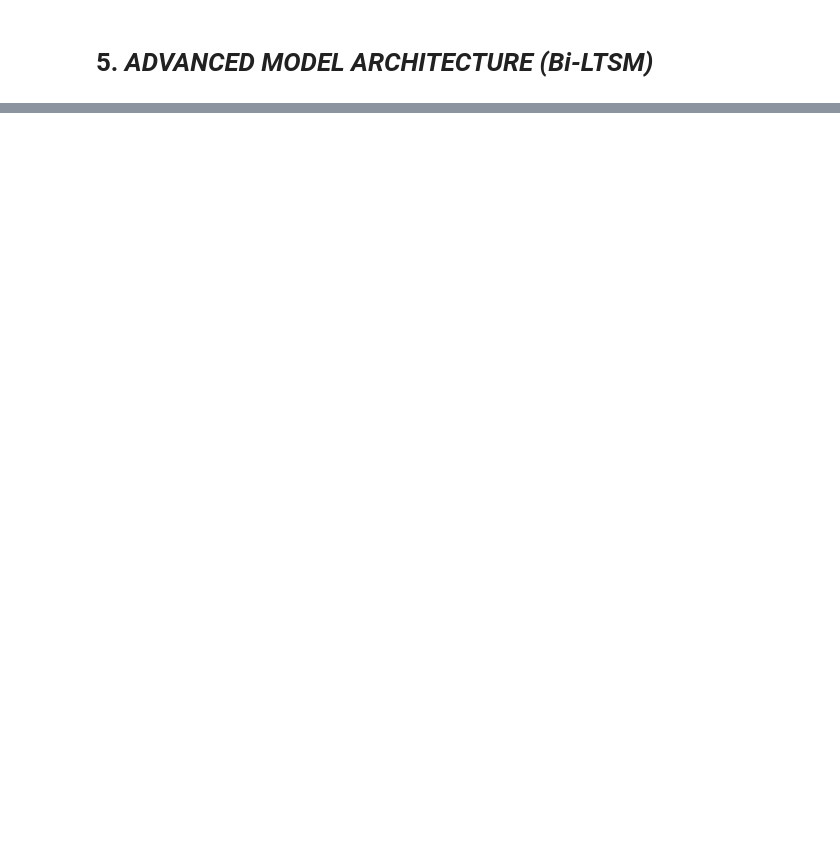
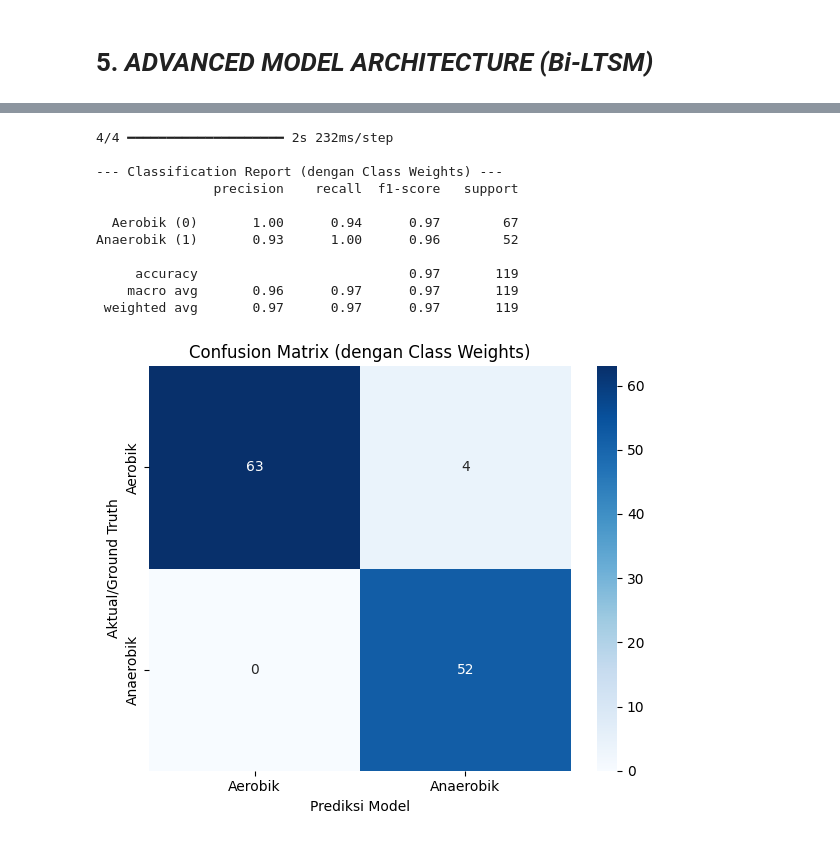
Before and after one commit to DerickAmadeus/KDS-Kelompok11, a Jupyter notebook: advanced.ipynb, the cells around one changed output, grey strips where cells are left out. Saved outputs shown, nothing was run; the diff lists cells and outputs as text; code cells hidden in the pictures; blank space fills up the shorter version.

Commit message:
better accuracy model

```diff
--- a/advanced.ipynb
+++ b/advanced.ipynb
@@ -229,0 +259,13 @@ Anaerobik (1)       0.00      0.00      0.00     119.0
+# %%
+from sklearn.utils import class_weight
+
+# Hitung class weights
+class_weights = class_weight.compute_class_weight(
+    class_weight='balanced',
+    classes=np.unique(y_train),
+    y=y_train
+)
+
+class_weights_dict = dict(enumerate(class_weights))
+
+print("Class Weights:", class_weights_dict)
@@ -229,0 +278,55 @@ Anaerobik (1)       0.00      0.00      0.00     119.0
+# %%
+model_weighted = Sequential([
+    Bidirectional(LSTM(64, return_sequences=True), input_shape=(X_train.shape[1], X_train.shape[2])),
+    BatchNormalization(),
+    Dropout(0.3),
+    Bidirectional(LSTM(32, return_sequences=False)),
+    BatchNormalization(),
+    Dropout(0.3),
+    Dense(16, activation='relu'),
+    Dense(1, activation='sigmoid')
+])
+
+# Menggunakan Adam optimizer dengan gradient clipping (clipnorm)
+# clipnorm adalah alternatif untuk clipvalue dan terkadang lebih stabil
+optimizer_weighted = Adam(learning_rate=0.001, clipnorm=1.0)
+
+model_weighted.compile(optimizer=optimizer_weighted, loss='binary_crossentropy', metrics=['accuracy'])
+
+# Re-instantiate callbacks for a fresh start with the weighted model training
+early_stopping_weighted = EarlyStopping(monitor='val_loss', patience=10, restore_best_weights=True, verbose=1)
+lr_scheduler_weighted = ReduceLROnPlateau(monitor='val_loss', factor=0.5, patience=5, min_lr=1e-5, verbose=1)
+
+print("\nMemulai Training Model Advanced dengan Class Weights (dengan Gradient Clipping Norm)...")
+history_weighted = model_weighted.fit(
+    X_train,
+    y_train,
+    epochs=100, # Bisa diset tinggi karena ada EarlyStopping
+    batch_size=16,
+    validation_split=0.1,
+    shuffle=False,
+    callbacks=[early_stopping_weighted, lr_scheduler_weighted],
+    class_weight=class_weights_dict, # Tambahkan class_weight di sini
+    verbose=1
+)
+
+# Evaluasi setelah melatih dengan class weights
+test_loss_weighted, test_acc_weighted = model_weighted.evaluate(X_test, y_test, verbose=0)
+print(f"\nAkurasi Testing (Model dengan Class Weights): {test_acc_weighted * 100:.2f}%")
+
+y_pred_probs_weighted = model_weighted.predict(X_test)
+y_pred_weighted = (y_pred_probs_weighted >= 0.5).astype(int).flatten()
+
+print("\n--- Classification Report (dengan Class Weights) ---")
+print(classification_report(y_test, y_pred_weighted, target_names=['Aerobik (0)', 'Anaerobik (1)']))
+
+# Visualisasi Confusion Matrix setelah class weights
+plt.figure(figsize=(6, 5))
+cm_weighted = confusion_matrix(y_test, y_pred_weighted)
+sns.heatmap(cm_weighted, annot=True, fmt='d', cmap='Blues', xticklabels=['Aerobik', 'Anaerobik'], yticklabels=['Aerobik', 'Anaerobik'])
+plt.title('Confusion Matrix (dengan Class Weights)')
+plt.xlabel('Prediksi Model')
+plt.ylabel('Aktual/Ground Truth')
+plt.tight_layout()
+plt.show()
+# %% [output]
@@ -229,0 +355,12 @@ Anaerobik (1)       0.00      0.00      0.00     119.0
+4/4 ━━━━━━━━━━━━━━━━━━━━ 2s 232ms/step
+
+--- Classification Report (dengan Class Weights) ---
+               precision    recall  f1-score   support
+
+  Aerobik (0)       1.00      0.94      0.97        67
+Anaerobik (1)       0.93      1.00      0.96        52
+
+     accuracy                           0.97       119
+    macro avg       0.96      0.97      0.97       119
+ weighted avg       0.97      0.97      0.97       119
+[figure, added]
```
Also changed, not shown: parts of 14 cells of this notebook.
